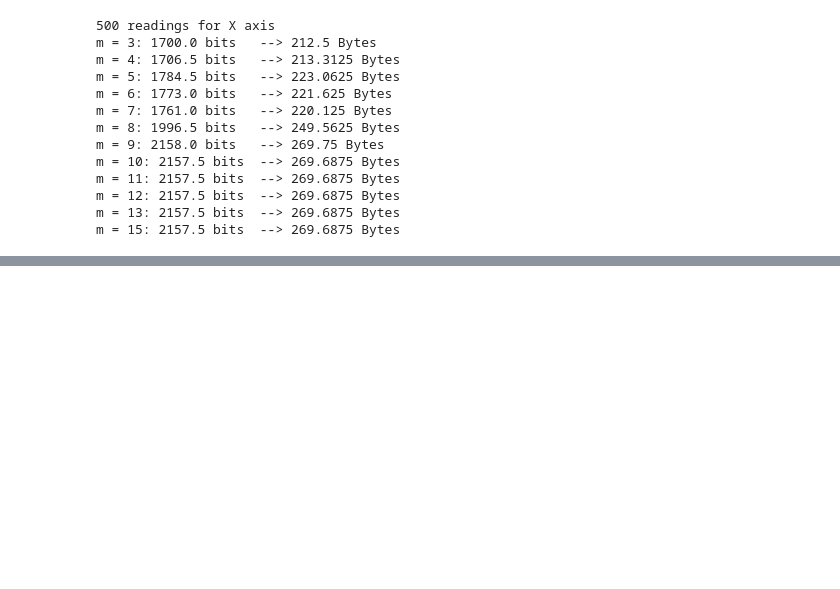
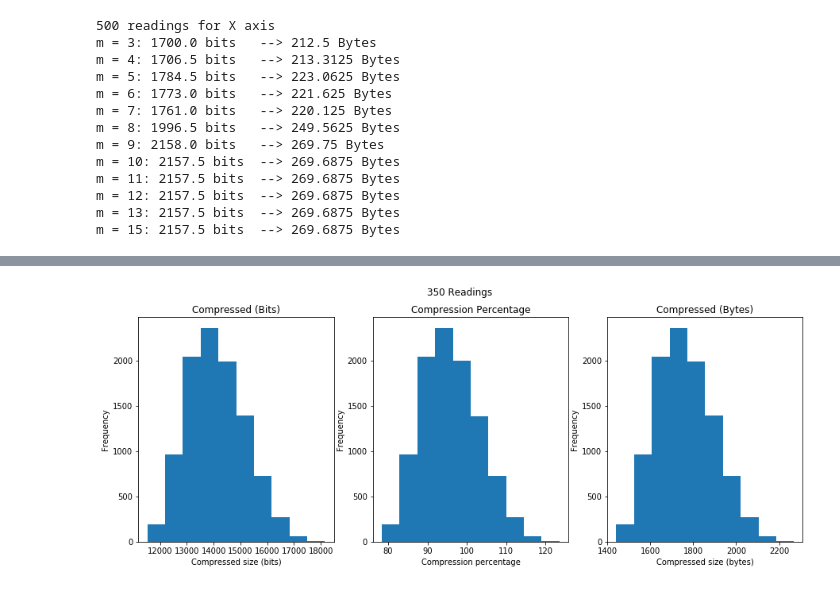
Before and after one commit to parth2480/data_compression, a Jupyter notebook: more_trials.ipynb, the cells around one changed output, grey strips where cells are left out. Cells and saved outputs as stored; diff of their text form; code cells hidden in the pictures; blank space fills up the shorter version.

Commit message:
update presentation and notebook with histograms
presentation still missing difference encoding slide

```diff
--- a/more_trials.ipynb
+++ b/more_trials.ipynb
@@ -2075,23 +2142,33 @@ gol_size_df.describe()
 # %%
+# histograms for huffman coding for 350 readings
+
 from pylab import rcParams
 import matplotlib.gridspec as gridspec
-rcParams['figure.figsize'] = 10, 5.2 # width, height (both in inches)
+rcParams['figure.figsize'] = 15, 5.2 # width, height (both in inches)
 gs = gridspec.GridSpec(1, 3) # 1 row, 3 columns
 
 fig = plt.figure()
 ax = fig.add_subplot(gs[0, 0])
 ax.hist(huff_df['350_com'])
+ax.set_xlabel('Compressed size (bits)')
+ax.set_ylabel('Frequency')
 # ax.axhline(y=bits_df['350_uc'][0], xmin=0, xmax=1, color='r')
 ax.title.set_text('Compressed (Bits)')
 
 ax2 = fig.add_subplot(gs[0, 1])
 ax2.hist(huff_df['350_com']*100/huff_df['350_uc'])
+ax2.set_xlabel('Compression percentage')
+ax2.set_ylabel('Frequency')
 ax2.title.set_text('Compression Percentage')
 
 ax3 = fig.add_subplot(gs[0, 2])
 ax3.hist(huff_df['350_com']/8)
+ax3.set_xlabel('Compressed size (bytes)')
+ax3.set_ylabel('Frequency')
 # ax3.axhline(y=bits_df['350_uc'][0]/8, xmin=0, xmax=1, color='r')
 ax3.title.set_text('Compressed (Bytes)')
 
 plt.suptitle('350 Readings')
 plt.show()
+# %% [output]
+[figure, added]
```
Also changed, not shown: parts of 8 cells of this notebook, 1 other file.
